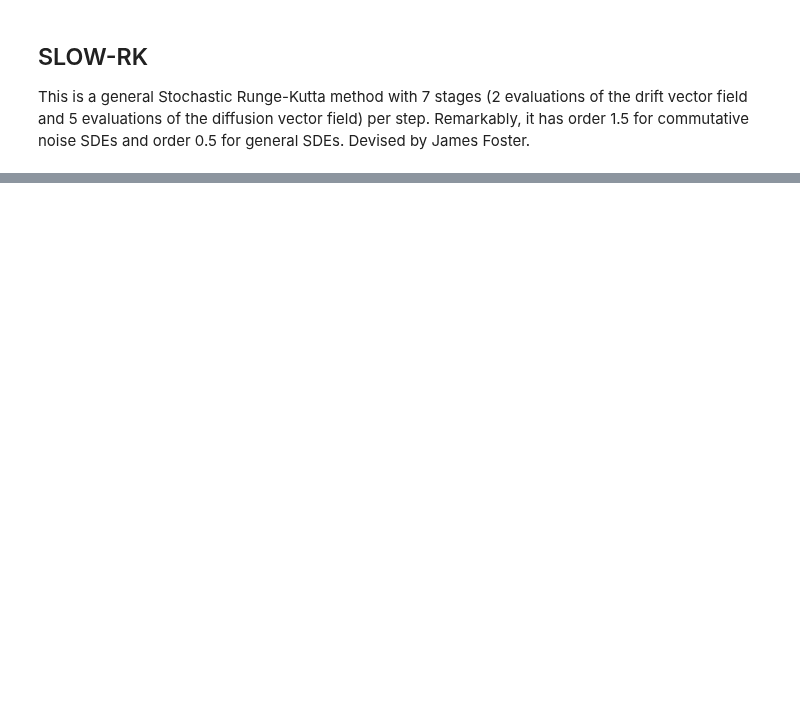
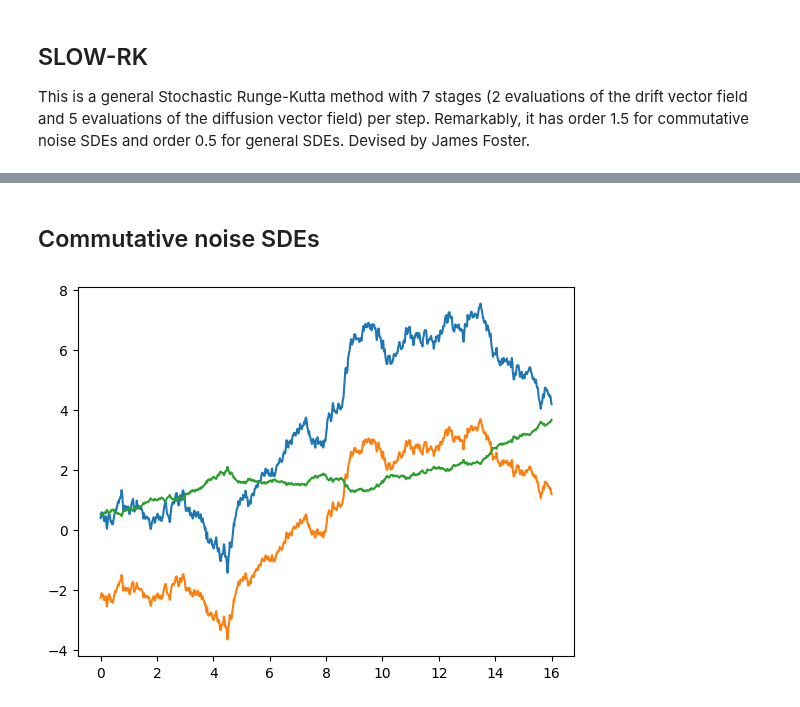
Before and after one commit to andyElking/diffrax_STLA, a Jupyter notebook: examples/srk_example.ipynb, the cells around one changed output, grey strips where cells are left out. Drawn from its saved outputs; the diff is of its cells as text; code cells hidden in the pictures; blank space fills up the shorter version.

```diff
--- a/examples/srk_example.ipynb
+++ b/examples/srk_example.ipynb
@@ -342,0 +227,19 @@ Order of convergence: 1.5062
+# %% [markdown]
+## Commutative noise SDEs
+# %%
+# A plot of the solution of the commutative-noise SDE used to compare the methods
+# A plot of the solution of the SDE
+# We will use this to compare the methods
+sol_commutative = diffeqsolve(
+    terms_commutative_sde,
+    GeneralShARK(),
+    t0,
+    t1,
+    dt0=0.02,
+    y0=commutative_sde.y0,
+    args=commutative_sde.args,
+    saveat=saveat,
+)
+plot_sol_general(sol_commutative)
+# %% [output]
+[figure, added]
```
Also changed, not shown: parts of 38 cells of this notebook, 8 other files.
